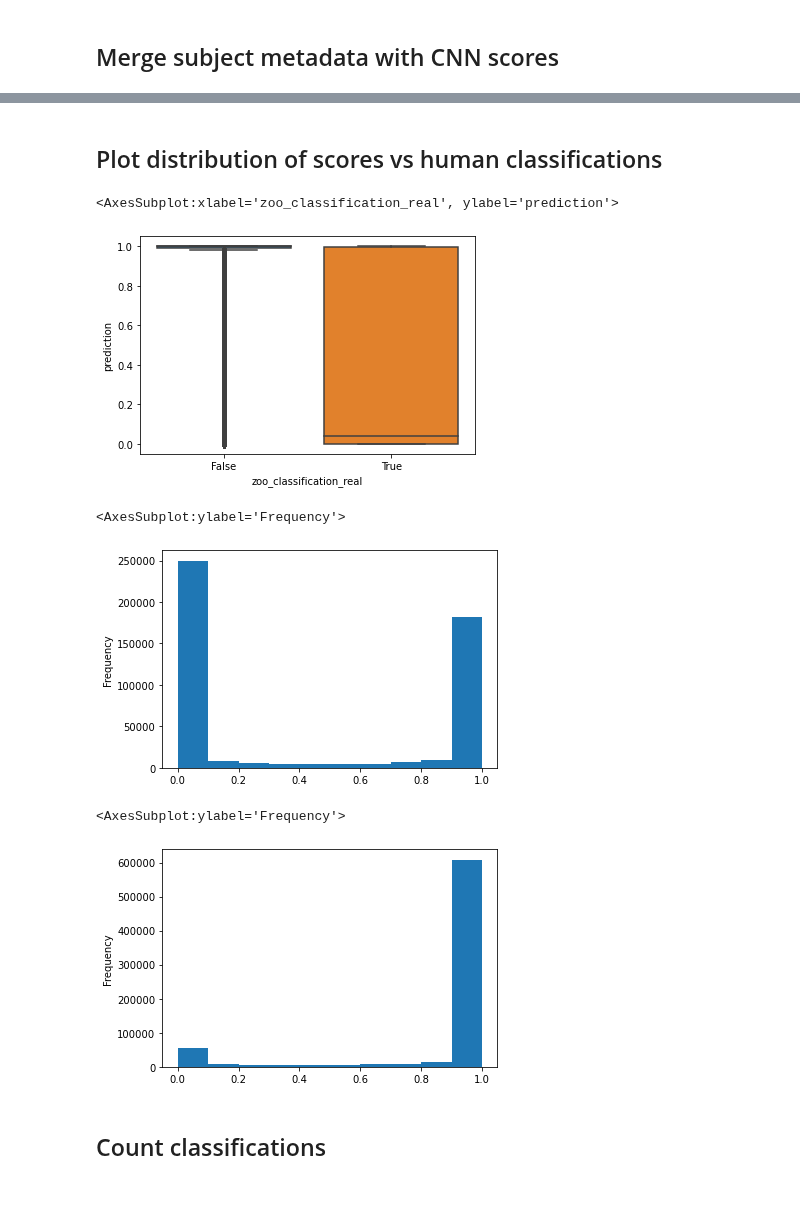
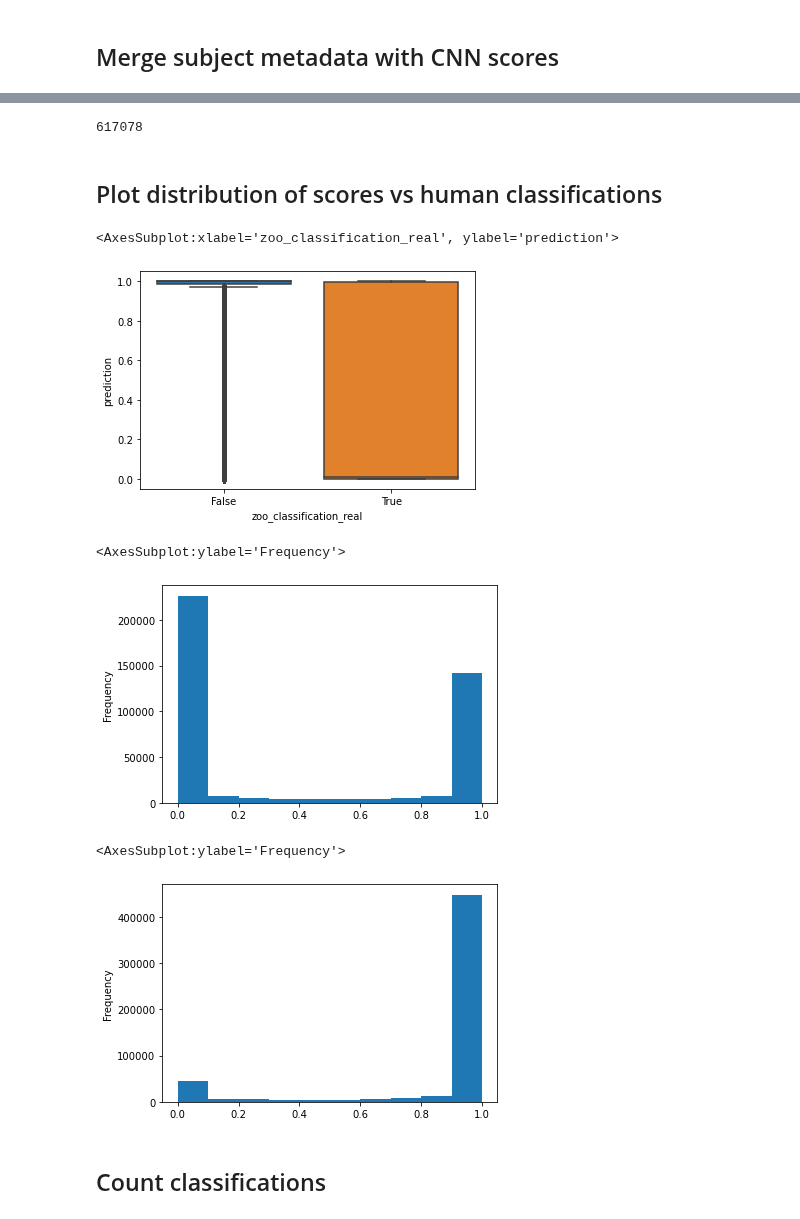
Before and after one commit to adammcmaster/superwasp-tools, a Jupyter notebook: junk_vs_real_cnn_scores.ipynb, the cells around one changed output, grey strips where cells are left out. Saved outputs shown, nothing was run; the diff lists cells and outputs as text; code cells hidden in the pictures.

Commit message:
Look at scores and light curves of active subjects

```diff
--- a/junk_vs_real_cnn_scores.ipynb
+++ b/junk_vs_real_cnn_scores.ipynb
@@ -58,8 +46,9 @@ zoo_subjects
 # %%
 filtered_real_subjects = zoo_subjects[zoo_subjects['subject_set_id'] == FILTERED_REAL_SET]
-zoo_subjects = zoo_subjects[(zoo_subjects['workflow_id'] == FILTERING_WORKFLOW) & zoo_subjects['retired_at'].notna()]
+retired_subjects = zoo_subjects[(zoo_subjects['workflow_id'] == FILTERING_WORKFLOW) & zoo_subjects['retired_at'].notna()]
 # %%
 cnn_scores = pandas.read_csv(DATA_LOCATION / 'svs-junk-predictions.csv', header=0, names=['file', 'prediction'])
 cnn_scores = cnn_scores.merge(zoo_subjects)
-cnn_scores['zoo_classification_real'] = cnn_scores['subject_id'].isin(filtered_real_subjects['subject_id'])
-cnn_scores = cnn_scores[['file', 'subject_id', 'prediction', 'zoo_classification_real', 'location']]
+cnn_scores = cnn_scores[['file', 'subject_id', 'prediction', 'location']]
+cnn_scores.drop_duplicates(inplace=True)
+len(cnn_scores)
@@ -65,0 +57,4 @@ cnn_scores = cnn_scores[['file', 'subject_id', 'prediction', 'zoo_classification
+# %%
+cnn_scores_retired = cnn_scores[cnn_scores['subject_id'].isin(retired_subjects['subject_id'])]
+cnn_scores_retired['zoo_classification_real'] = cnn_scores_retired['subject_id'].isin(filtered_real_subjects['subject_id'])
+len(cnn_scores_retired)
@@ -66,20 +68,25 @@ cnn_scores = cnn_scores[['file', 'subject_id', 'prediction', 'zoo_classification
+# %%
+cnn_scores_active = cnn_scores[~cnn_scores['subject_id'].isin(cnn_scores_retired['subject_id'])]
+len(cnn_scores_active)
+# %% [output]
+617078
 # %% [markdown]
 ## Plot distribution of scores vs human classifications
 # %%
-seaborn.boxplot(data=cnn_scores, x='zoo_classification_real', y='prediction')
+seaborn.boxplot(data=cnn_scores_retired, x='zoo_classification_real', y='prediction')
 # %% [output]
 <AxesSubplot:xlabel='zoo_classification_real', ylabel='prediction'>
-[figure, old version]
+[figure, new version]
 # %%
-cnn_scores[cnn_scores['zoo_classification_real']]['prediction'].plot.hist()
+cnn_scores_retired[cnn_scores_retired['zoo_classification_real']]['prediction'].plot.hist()
 # %% [output]
 <AxesSubplot:ylabel='Frequency'>
-[figure, old version]
+[figure, new version]
 # %%
-cnn_scores[~cnn_scores['zoo_classification_real']]['prediction'].plot.hist()
+cnn_scores_retired[~cnn_scores_retired['zoo_classification_real']]['prediction'].plot.hist()
 # %% [output]
 <AxesSubplot:ylabel='Frequency'>
-[figure, old version]
+[figure, new version]
 # %% [markdown]
 ## Count classifications
 # %%
```
Also changed, not shown: parts of 17 cells of this notebook.
